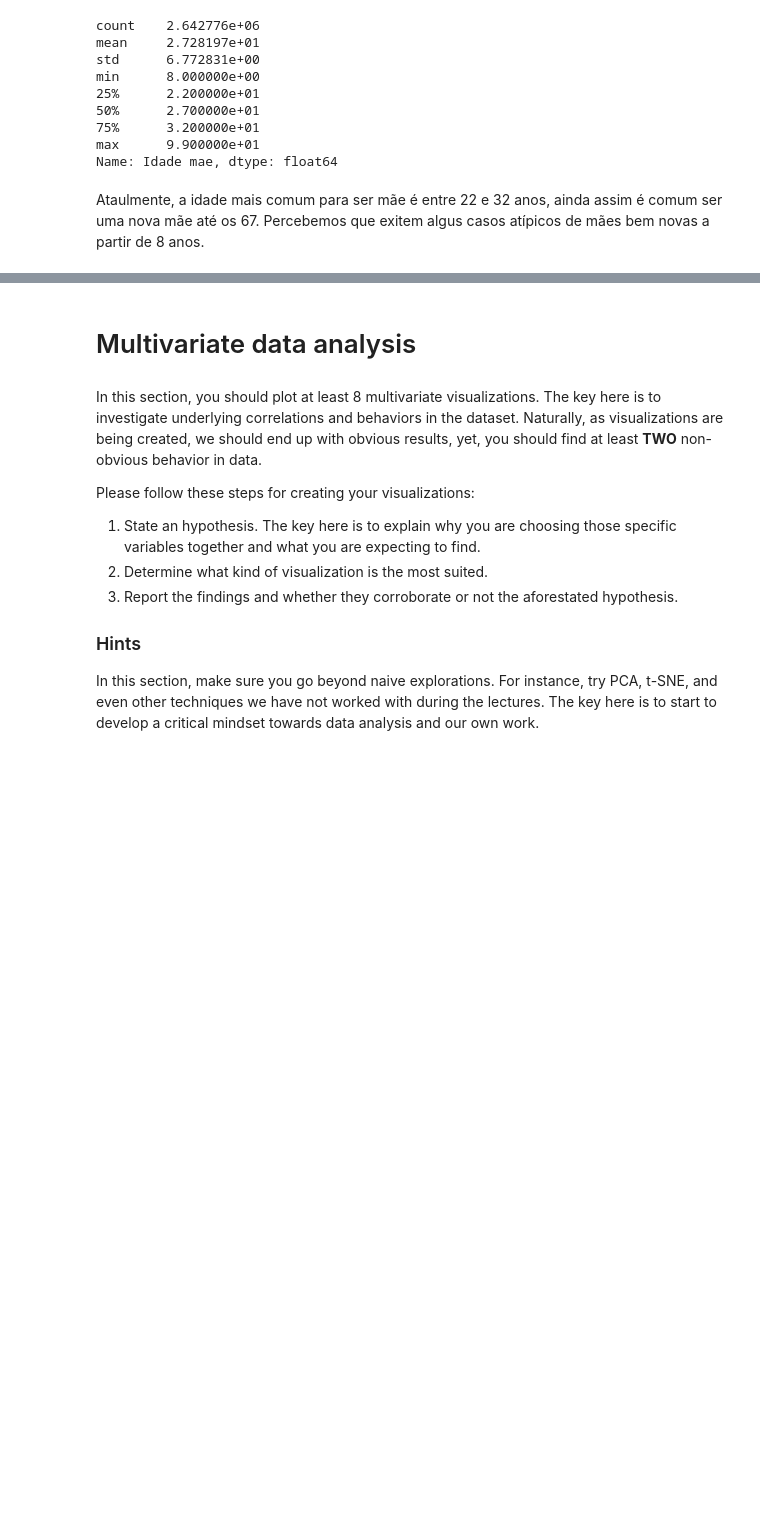
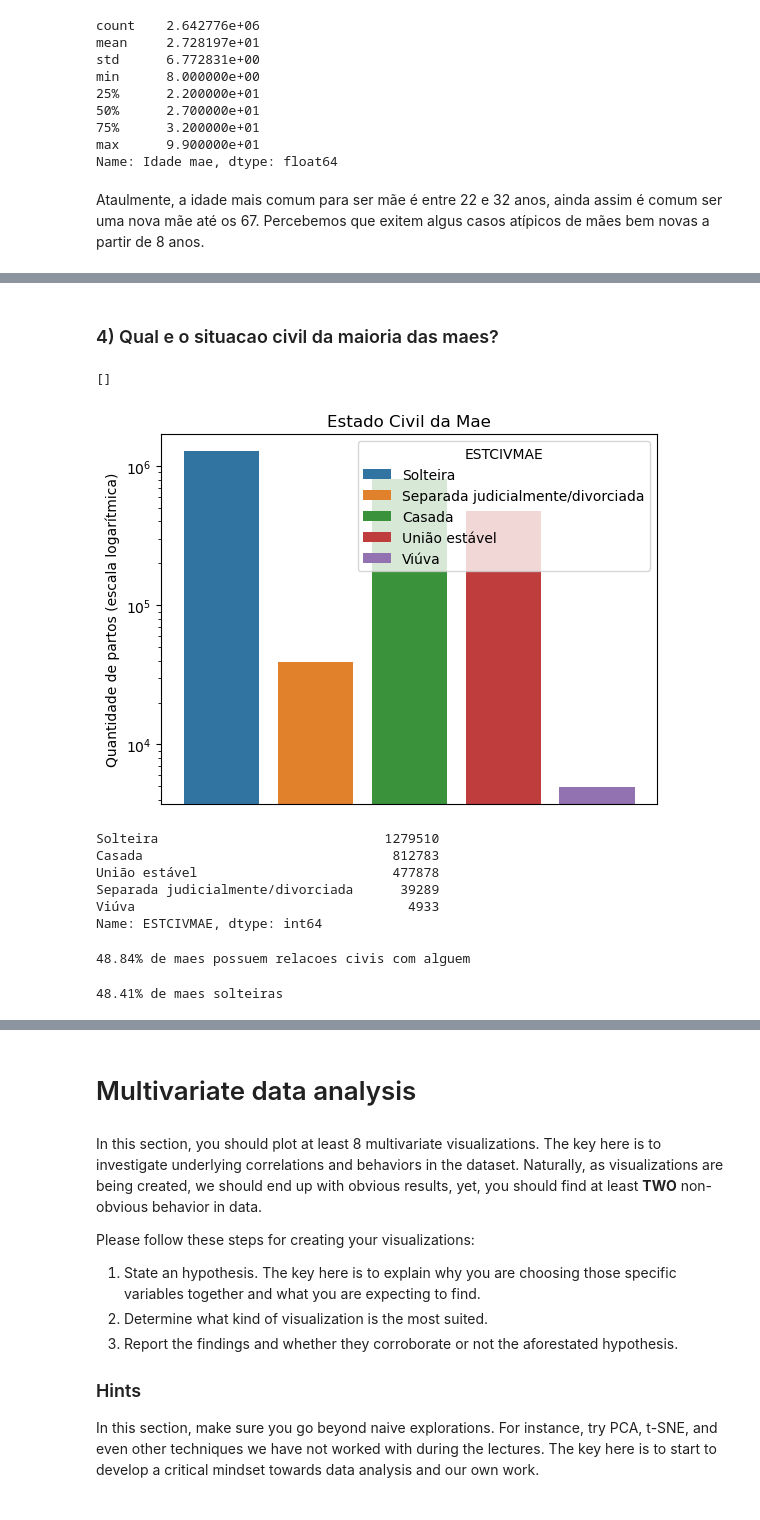
Before and after one commit to danielnowakassis/SINASC-Dataset, a Jupyter notebook: DS_project_template.ipynb, the cells around one changed output, grey strips where cells are left out. Cells and saved outputs as stored; diff of their text form; code cells hidden in the pictures; blank space fills up the shorter version.

```diff
--- a/DS_project_template.ipynb
+++ b/DS_project_template.ipynb
@@ -559,0 +646,31 @@ Ataulmente, a idade mais comum para ser mãe é entre 22 e 32 anos, ainda assim
+# %% [markdown]
+### 4) Qual e o situacao civil da maioria das maes?
+# %%
+civi = sns.countplot(x=full_df["ESTCIVMAE"], hue=full_df["ESTCIVMAE"], dodge=False)
+civi.set(xlabel=None)
+civi.set_yscale('log')
+plt.ylabel('Quantidade de partos (escala logarítmica)')
+plt.title("Estado Civil da Mae")
+plt.tick_params(axis='x', which='both', bottom=False, top=False, labelbottom=False)
+plt.plot()
+# %% [output]
+[]
+[figure, added]
+# %%
+count_civil = full_df["ESTCIVMAE"].value_counts()
+print(count_civil)
+# %% [output]
+Solteira                             1279510
+Casada                                812783
+União estável                         477878
+Separada judicialmente/divorciada      39289
+Viúva                                   4933
+Name: ESTCIVMAE, dtype: int64
+# %%
+print(f'{100*round((count_civil["Casada"]+count_civil["União estável"])/shape[0],4)}% de maes possuem relacoes civis com alguem' )
+# %% [output]
+48.84% de maes possuem relacoes civis com alguem
+# %%
+print(f'{100*round(count_civil["Solteira"]/shape[0],4)}% de maes solteiras' )
+# %% [output]
+48.41% de maes solteiras
```
Also changed, not shown: parts of 39 cells of this notebook.
